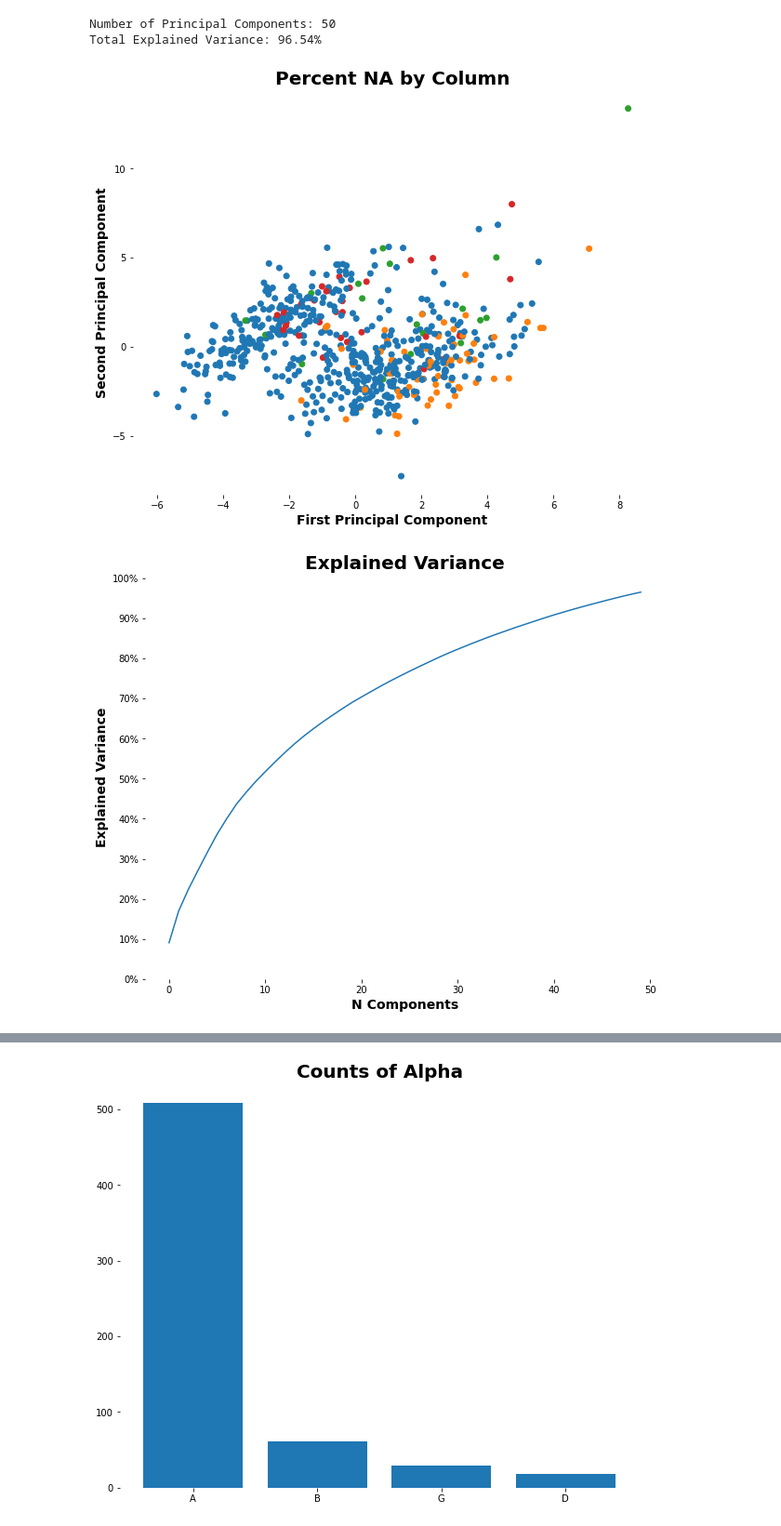
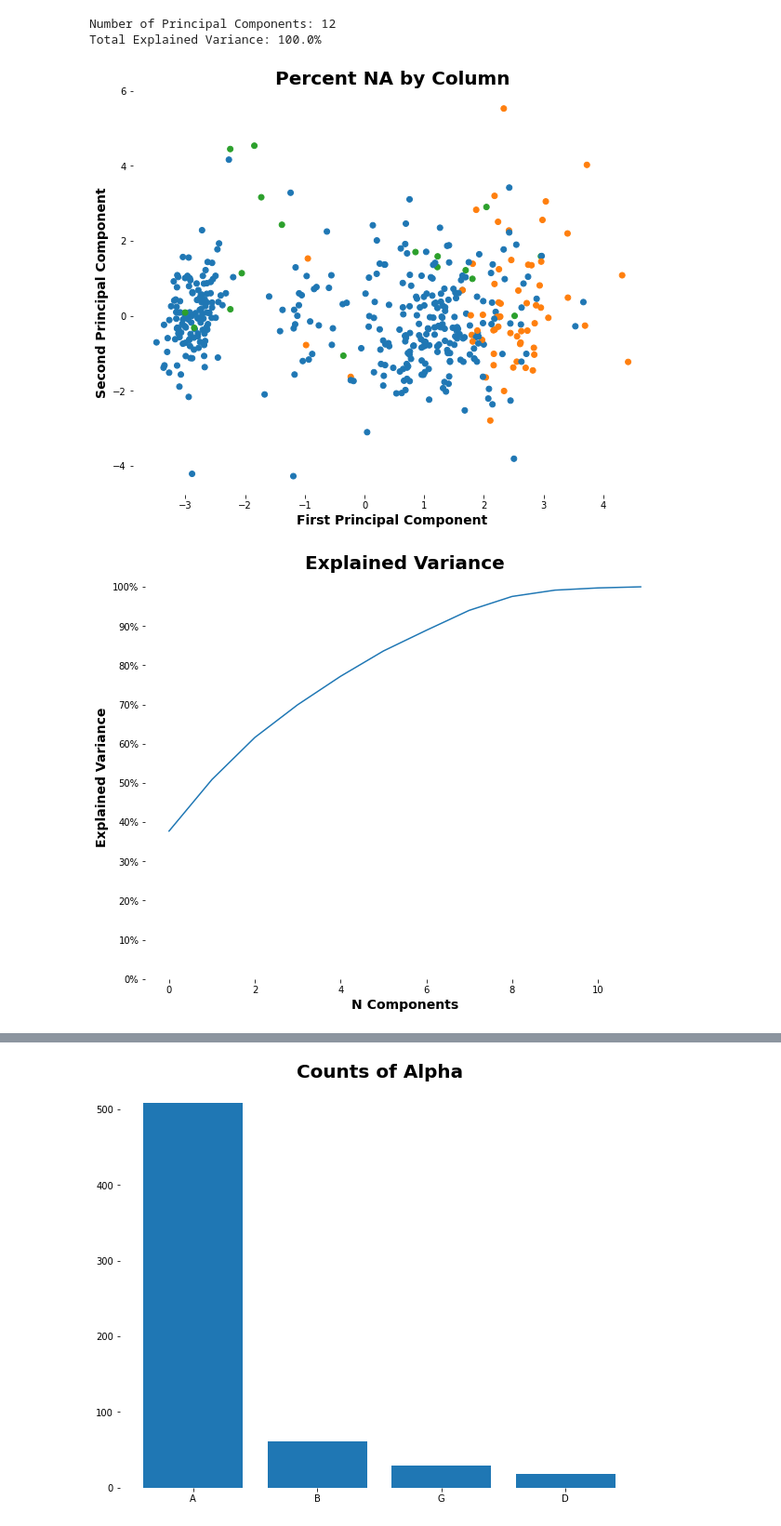
Before and after one commit to ClayGendron/icr-identify-age-related-conditions-kaggle, a Jupyter notebook: icr_eda.ipynb, the cells around one changed output, grey strips where cells are left out. Shown at 93% size. Saved outputs shown, nothing was run; the diff lists cells and outputs as text; code cells hidden in the pictures.

```diff
--- a/icr_eda.ipynb
+++ b/icr_eda.ipynb
@@ -11,9 +11,17 @@ import umap
 # %%
 # load data
-train_df = pd.read_csv('icr-identify-age-related-conditions/train.csv')
-test_df = pd.read_csv('icr-identify-age-related-conditions/test.csv')
-greeks_df = pd.read_csv('icr-identify-age-related-conditions/greeks.csv')
+local_dir = str(here()) + '/'
+kaggle_dir = '/kaggle/input/'
+train_df = pd.read_csv(local_dir + 'icr-identify-age-related-conditions/train.csv')
+test_df = pd.read_csv(local_dir + 'icr-identify-age-related-conditions/test.csv')
+greeks_df = pd.read_csv(local_dir + 'icr-identify-age-related-conditions/greeks.csv')
 
-train_with_greeks_df = train_df.merge(greeks_df, how = 'inner', on = 'Id')
-train_with_greeks_df['Epsilon'] = train_with_greeks_df['Epsilon'].replace('Unknown', np.nan)
-train_with_greeks_df['Epsilon'] = pd.to_datetime(train_with_greeks_df['Epsilon'], format = '%m/%d/%Y')
+# join greeks and add Epsilon
+train_df.drop(['EJ'], axis = 1, inplace = True)
+train_df = pd.merge(train_df, greeks_df, on = 'Id')
+train_df = train_df.drop(['Id'], axis = 1)
+train_df['Epsilon'] = train_df['Epsilon'].replace('Unknown', np.nan)
+train_df = train_df[train_df['Epsilon'].notna()]
+train_df['Epsilon'] = pd.to_datetime(train_df['Epsilon'])
+train_df['Epsilon'] = train_df['Epsilon'].apply(lambda x: x.toordinal() - 734640)
+train_df.reset_index(drop = True, inplace = True)
@@ -140,21 +145,13 @@ train_df.describe().T
 # pre-process data
 y_train = train_df['Class']
 
-x_dummies = pd.get_dummies(train_df[['EJ']])
-x_train = pd.concat([train_df, x_dummies], axis = 1)
-x_train = x_train.select_dtypes(include = [np.number])
+x_train = train_df.select_dtypes(include = [np.number])
 x_train = x_train.drop(['Class'], axis = 1, inplace = False)
-
-# add na counts
-for col in x_train.columns:
-    x_train[col + ' NA'] = x_train[col].isna().astype(int)
-
-all_zero_cols = x_train.columns[x_train.max() == 0]
-x_train = x_train.drop(all_zero_cols, axis = 1)
-
 
 # normalize data
 x_train_columns = x_train.columns
+x_train_index = x_train.index
 x_train = PowerTransformer().fit_transform(x_train)
 x_train = StandardScaler().fit_transform(x_train)
 x_train = KNNImputer().fit_transform(x_train)
+x_train = pd.DataFrame(x_train, columns = x_train_columns, index = x_train_index)
@@ -161,42 +180,44 @@ x_train = KNNImputer().fit_transform(x_train)
 # %%
 # PCA
-pca_n = 50
+pca_fit_columns = correlations_with_class[(correlations_with_class['Correlation with Class'] > 0.2) | (correlations_with_class['Correlation with Class'] < -0.12)]['Column'].tolist()
+
+pca_n = len(pca_fit_columns)
 pca = PCA(n_components = pca_n)
-principal_components = pca.fit_transform(x_train)
+principal_components = pca.fit_transform(x_train[pca_fit_columns])
 pca_columns = ['Principal Component ' + str(i + 1) for i in range(pca_n)]
 
 pca_df = pd.DataFrame(data = principal_components, columns = pca_columns)
 pca_df['Class'] = y_train
 
 # print explained variance
 print(f'Number of Principal Components: {pca_n}')
 print(f'Total Explained Variance: {np.round(sum(pca.explained_variance_ratio_) * 100, 2)}%')
 
 color_dict = {'A': 'C0', 'B': 'C1', 'D': 'C2', 'G': 'C3'}
-colors = train_with_greeks_df['Alpha'].map(color_dict)
+colors = train_df['Alpha'].map(color_dict)
 
 # plot PCA and explained variance
 plt.figure(figsize = (10, 8))
 plt.title('Percent NA by Column', fontdict = font_dict_header)
 plt.box(False)
 plt.scatter(pca_df['Principal Component 1'], pca_df['Principal Component 2'], c = colors)
 plt.xlabel('First Principal Component', fontdict = font_dict_axistitle)
 plt.ylabel('Second Principal Component', fontdict = font_dict_axistitle)
 plt.show()
 
 plt.figure(figsize = (10, 8))
 plt.title('Explained Variance', fontdict = font_dict_header)
 plt.box(False)
 plt.plot(np.cumsum(pca.explained_variance_ratio_))
 plt.xlabel('N Components', fontdict = font_dict_axistitle)
 plt.ylabel('Explained Variance', fontdict = font_dict_axistitle)
 plt.yticks(np.arange(0, 1.1, 0.1), labels = ['{:1.0f}%'.format(tick * 100) for tick in np.arange(0, 1.1, 0.1)])
 plt.show()
 # %% [output]
-Number of Principal Components: 50
-Total Explained Variance: 96.54%
+Number of Principal Components: 12
+Total Explained Variance: 100.0%
-[figure, old version]
+[figure, new version]
-[figure, old version]
+[figure, new version]
 # %%
 # create df of the PCA components
 pca_components_df = pd.DataFrame(pca.components_, columns = x_train_columns, index = pca_columns)
```
Also changed, not shown: parts of 29 cells of this notebook, 7 other files.
